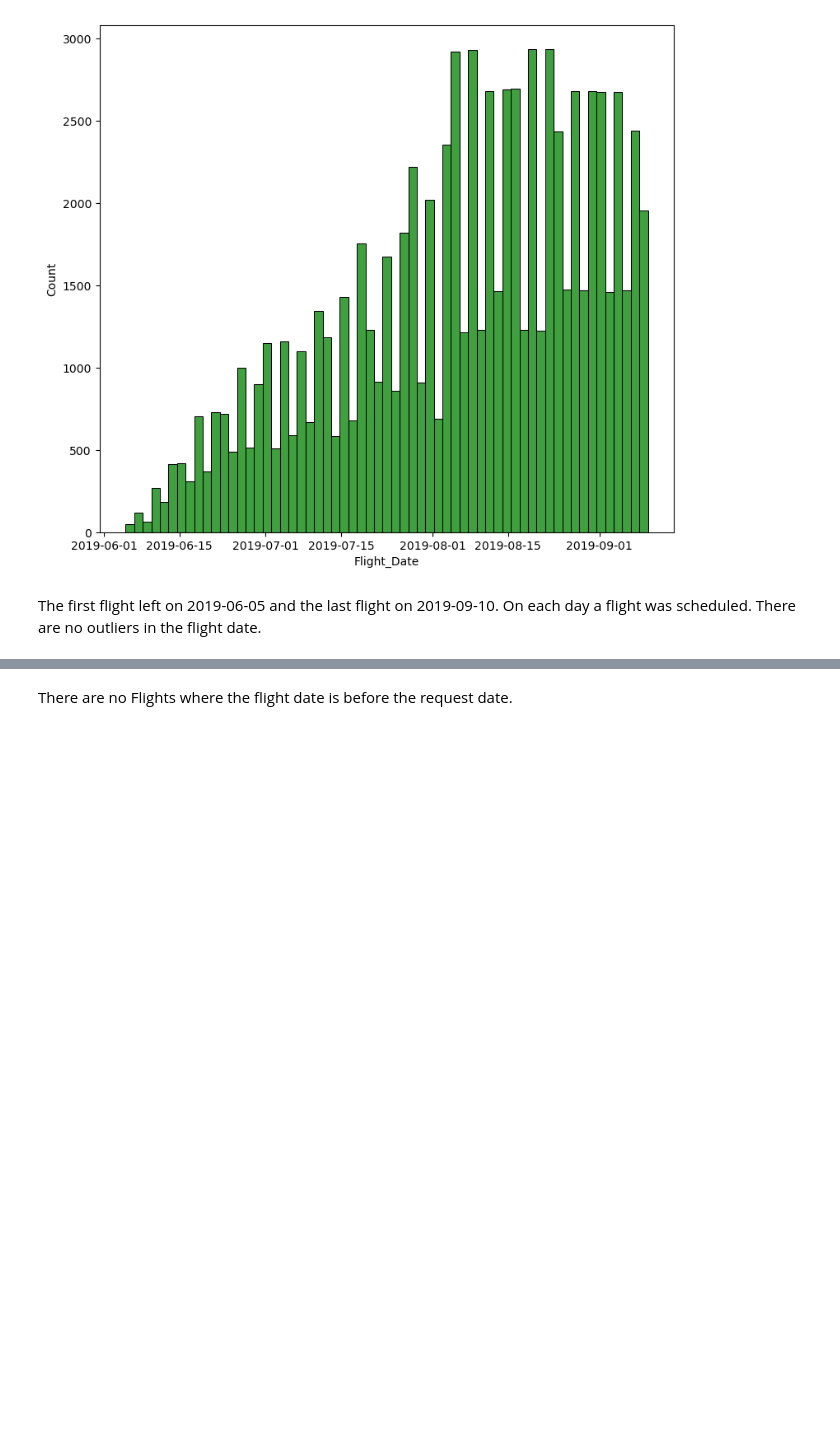
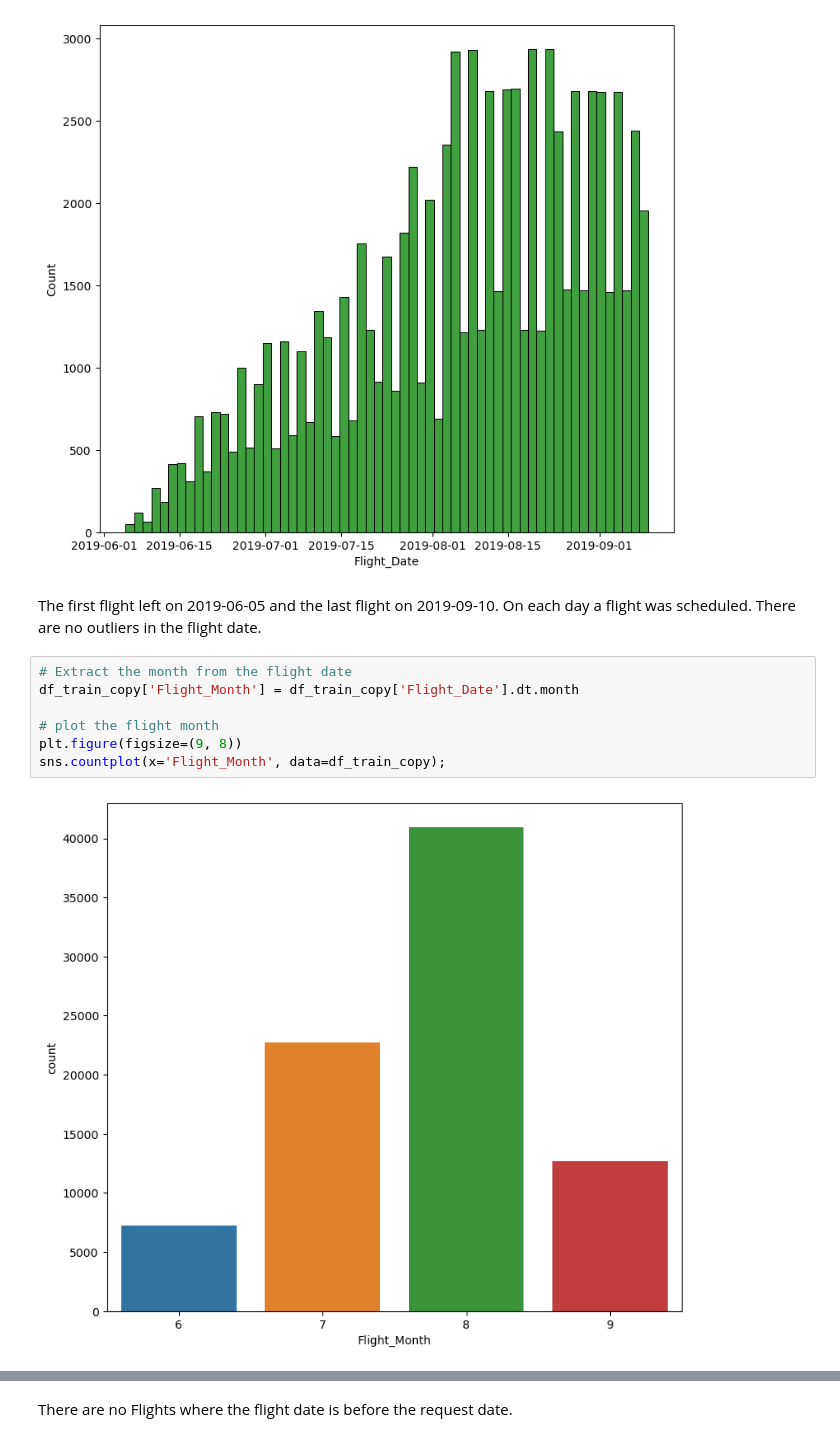
Before and after one commit to ahirsch-github/flight-price-prediction, a Jupyter notebook: flight-price-prediction.ipynb, the cells around one changed output, grey strips where cells are left out. Saved outputs shown, nothing was run; the diff lists cells and outputs as text; blank space fills up the shorter version.

```diff
--- a/flight-price-prediction.ipynb
+++ b/flight-price-prediction.ipynb
@@ -255,3 +268,12 @@ print(date_not_in_flight_date)
 [figure]
 # %% [markdown]
 The first flight left on 2019-06-05 and the last flight on 2019-09-10. On each day a flight was scheduled. There are no outliers in the flight date.
+# %%
+# Extract the month from the flight date
+df_train_copy['Flight_Month'] = df_train_copy['Flight_Date'].dt.month
+
+# plot the flight month
+plt.figure(figsize=(9, 8))
+sns.countplot(x='Flight_Month', data=df_train_copy);
+# %% [output]
+[figure, added]
```
Also changed, not shown: parts of 16 cells of this notebook.
